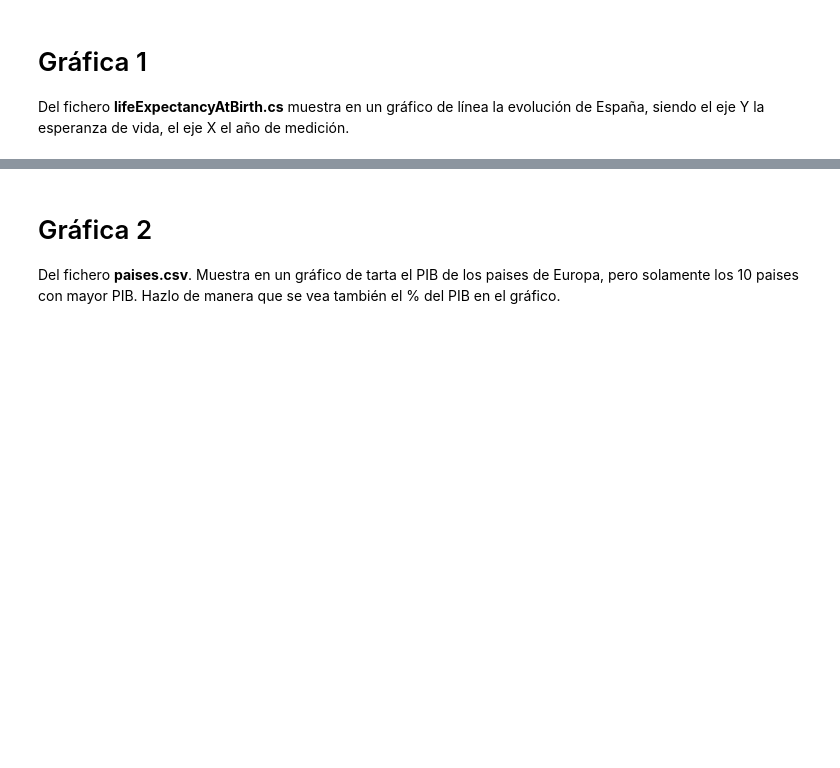
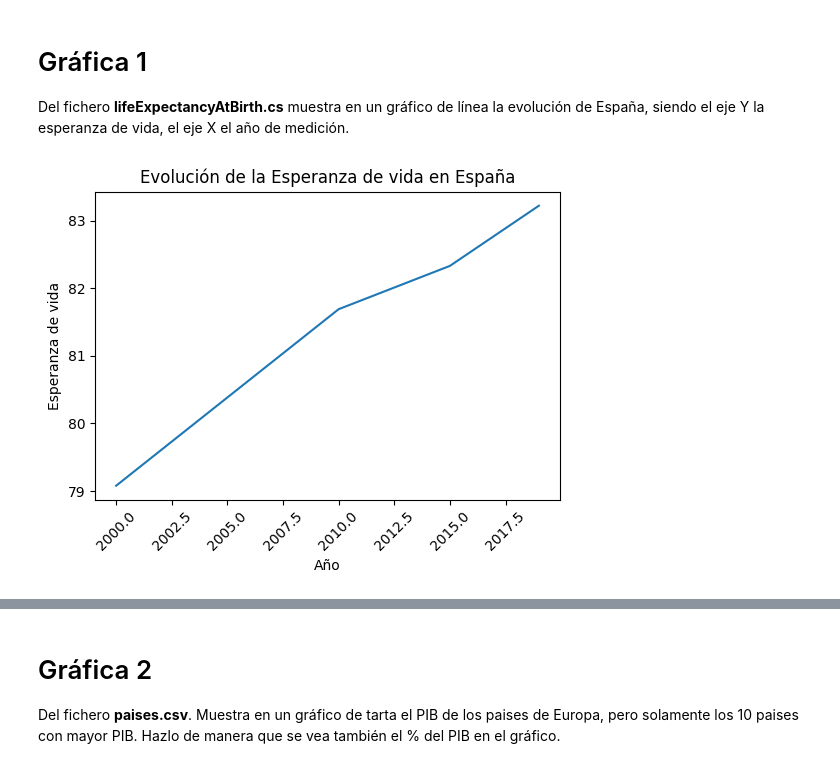
Before and after one commit to Animska/PYthon, a Jupyter notebook: Pedro/entorno python/ejercicios/AD_TEMA3/graficas_1/Enunciado_matplotlib_1.ipynb, the cells around one changed output, grey strips where cells are left out. Cells and saved outputs as stored; diff of their text form; code cells hidden in the pictures; blank space fills up the shorter version.

```diff
--- a/Pedro/entorno python/ejercicios/AD_TEMA3/graficas_1/Enunciado_matplotlib_1.ipynb
+++ b/Pedro/entorno python/ejercicios/AD_TEMA3/graficas_1/Enunciado_matplotlib_1.ipynb
@@ -19,12 +20,32 @@ Cuando solamente se pide una gráfica puedes usar el enfoque orientado a funció
 
 Del fichero **lifeExpectancyAtBirth.cs** muestra en un gráfico de línea la evolución de España, siendo el eje Y la esperanza de vida, el eje X el año de medición.
 # %%
+# 1. Filtra el DataFrame original para obtener solo los datos de España ('Spain')
+# y donde el género ('Dim1') sea 'Both sexes' (ambos sexos).
 df_spain = df_life[(df_life['Location'] == 'Spain') & (df_life['Dim1'] == 'Both sexes')]
-plt.figure(figsize=(10, 5))
-plt.plot(df_spain['Period'], df_spain['First Tooltip'], marker='o', color='red', linestyle='--')
 
-plt.title('Evolución de la Esperanza de Vida en España')
+# (esto borrará configuraciones de colores o temas previos de Seaborn, por ejemplo).
+plt.rcdefaults()
+
+# 5. Crea una segunda figura nueva (independiente de la anterior) con un tamaño menor (6x4).
+plt.figure(figsize=(6, 4))
+
+# 6. Dibuja la misma gráfica en este segundo lienzo, pero con el estilo estándar (línea azul continua).
+plt.plot(df_spain['Period'], df_spain['First Tooltip'])
+
+# 7. Añade el texto 'Año' como etiqueta debajo del eje horizontal (X).
 plt.xlabel('Año')
-plt.ylabel('Esperanza de vida (años)')
-plt.grid(True, alpha=0.3)
+
+# 8. Añade el texto 'Esperanza de vida' como etiqueta al lado del eje vertical (Y).
+plt.ylabel('Esperanza de vida')
+
+# 9. Define el título principal que aparecerá arriba de la gráfica.
+plt.title('Evolución de la Esperanza de vida en España')
+
+# 10. Rota los números del eje X 45 grados para que no se solapen entre sí y sean legibles.
+plt.xticks(rotation=45)
+
+# 11. Procesa toda la configuración anterior y muestra la gráfica final por pantalla.
 plt.show()
+# %% [output]
+[figure, added]
```
Also changed, not shown: parts of 15 cells of this notebook, 12 other files.
